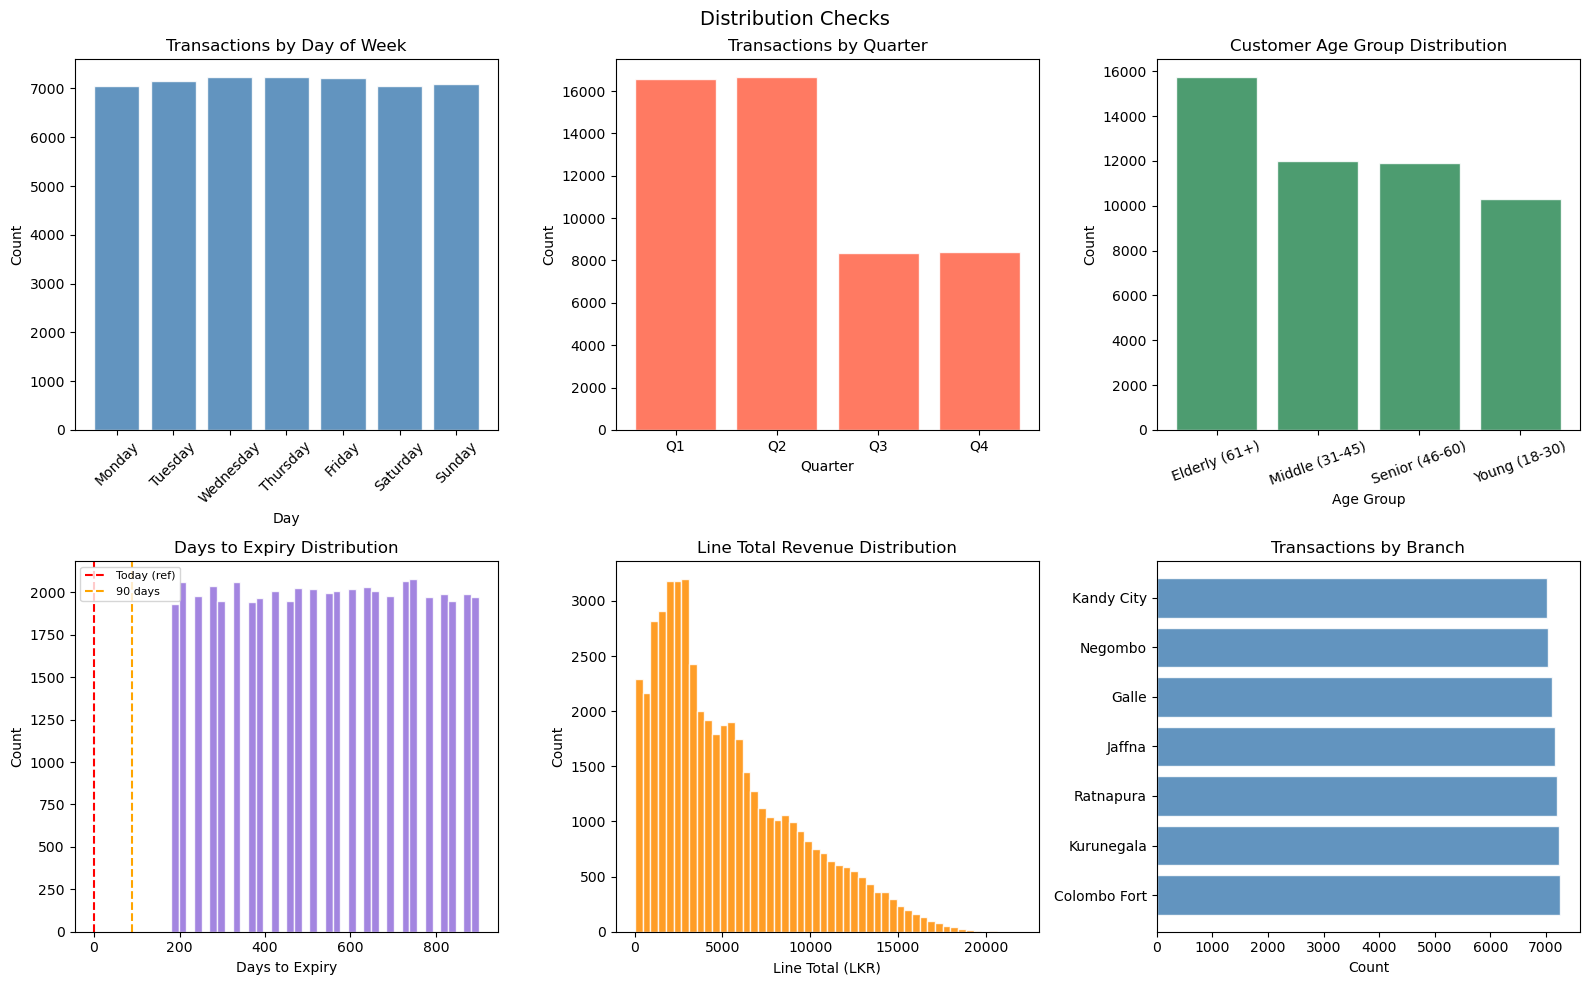
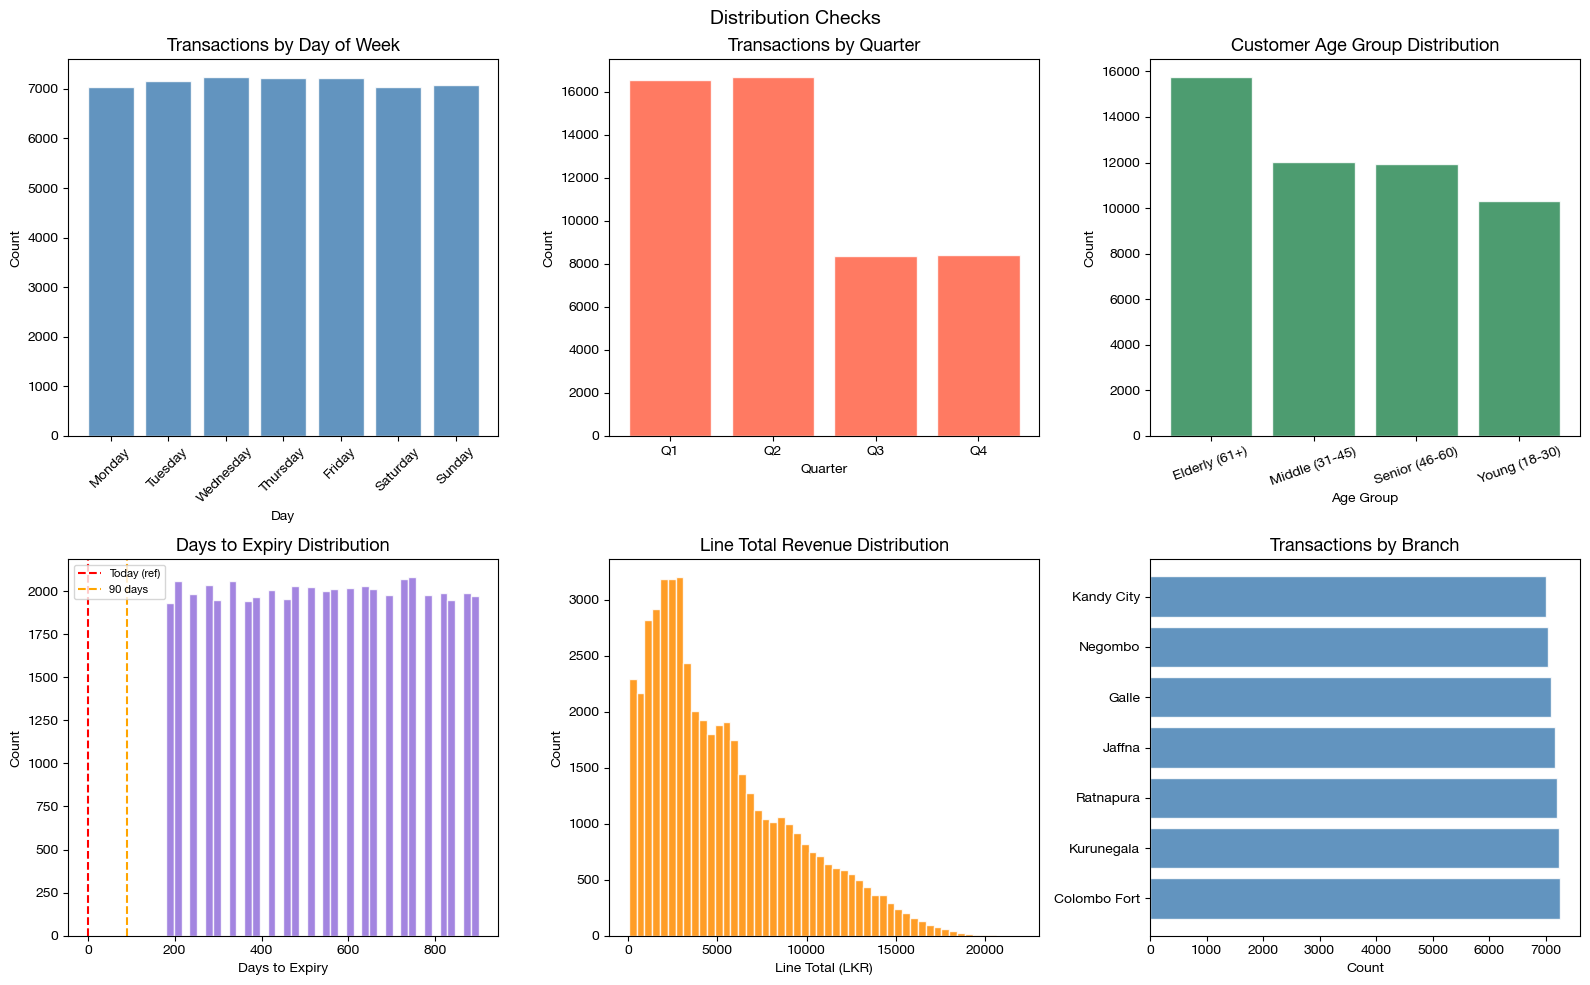
The notebook cell's code change between the first figure and the second:
--- before
+++ after
@@ -47,5 +47,5 @@
 axes[1,2].set_title("Transactions by Branch")
 axes[1,2].set_xlabel("Count")
-
+plt.savefig("distribution_check.png", dpi=150, bbox_inches="tight") 
 plt.tight_layout()
 plt.show()

Commit: final